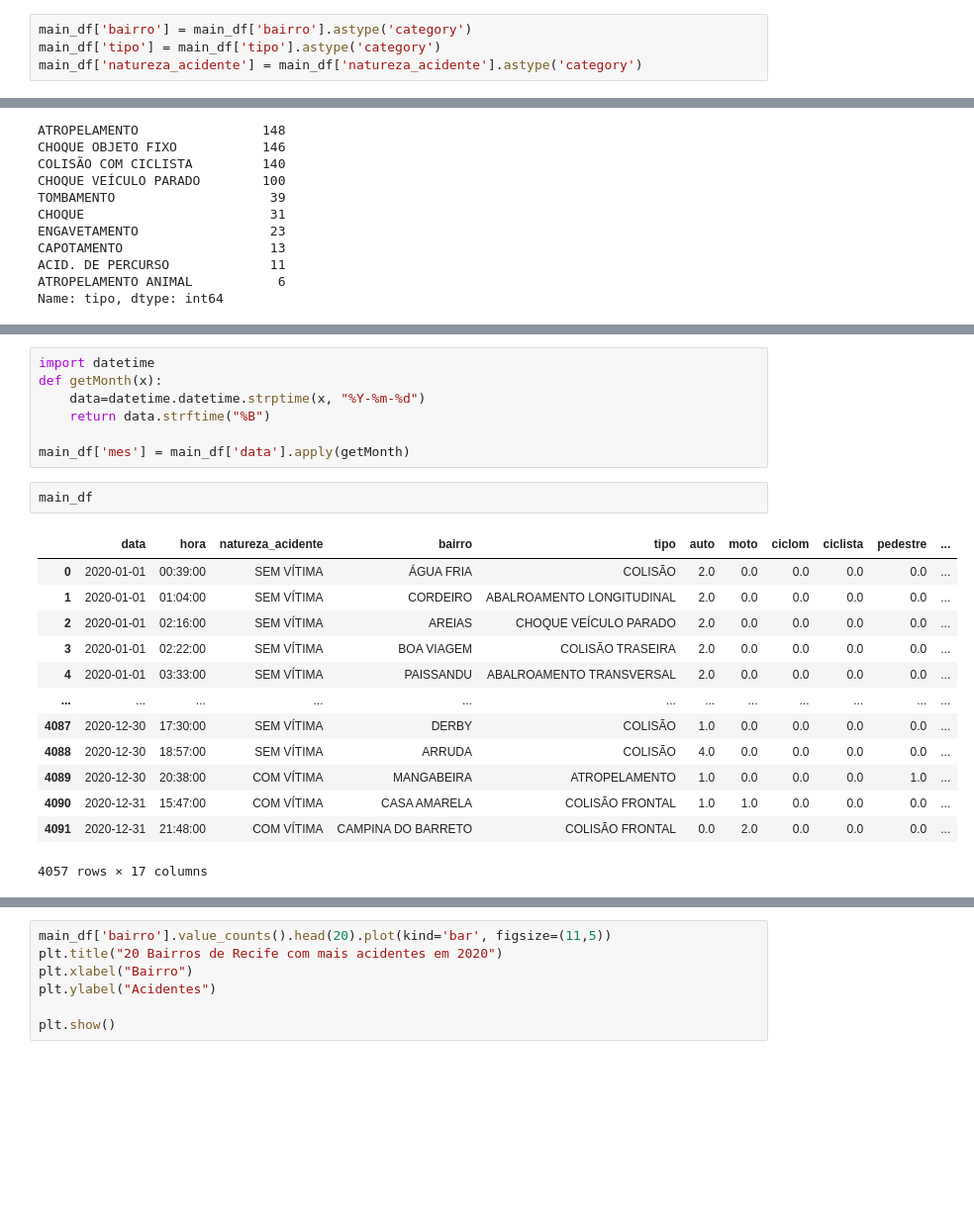
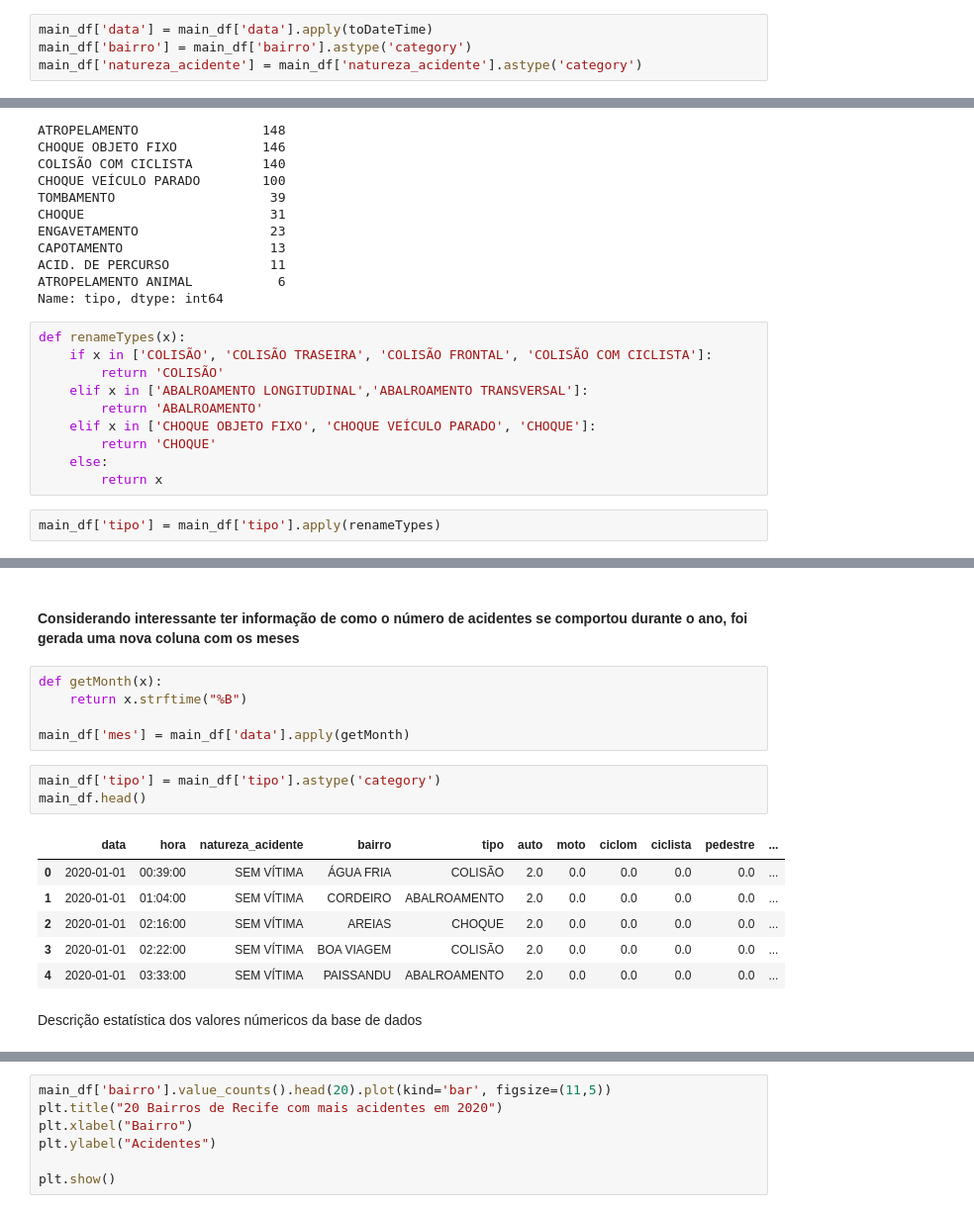
Before and after one commit to eduardoluiz7/IF697---Projeto-Ci-ncia-de-Dados, a Jupyter notebook: Projeto DataScience.ipynb, the cells around one changed output, grey strips where cells are left out. Shown at 99% size. Drawn from its saved outputs; the diff is of its cells as text; blank space fills up the shorter version.

Commit message:
Correção de mais tipos e dados faltantes

```diff
--- a/Projeto DataScience.ipynb
+++ b/Projeto DataScience.ipynb
@@ -262,6 +316,6 @@ dtype: object
 # %%
+main_df['data'] = main_df['data'].apply(toDateTime)
 main_df['bairro'] = main_df['bairro'].astype('category')
-main_df['tipo'] = main_df['tipo'].astype('category')
 main_df['natureza_acidente'] = main_df['natureza_acidente'].astype('category')
 # %%
 main_df['tipo'].value_counts()
@@ -282,3 +336,15 @@ CAPOTAMENTO                   13
 ACID. DE PERCURSO             11
 ATROPELAMENTO ANIMAL           6
 Name: tipo, dtype: int64
+# %%
+def renameTypes(x):
+    if x in ['COLISÃO', 'COLISÃO TRASEIRA', 'COLISÃO FRONTAL', 'COLISÃO COM CICLISTA']:
+        return 'COLISÃO'
+    elif x in ['ABALROAMENTO LONGITUDINAL','ABALROAMENTO TRANSVERSAL']:
+        return 'ABALROAMENTO'
+    elif x in ['CHOQUE OBJETO FIXO', 'CHOQUE VEÍCULO PARADO', 'CHOQUE']:
+        return 'CHOQUE'
+    else:
+        return x
+# %%
+main_df['tipo'] = main_df['tipo'].apply(renameTypes)
@@ -285,26 +364,22 @@ Name: tipo, dtype: int64
+# %% [markdown]
+#### Considerando interessante ter informação de como o número de acidentes se comportou durante o ano, foi gerada uma nova coluna com os meses
 # %%
-import datetime
 def getMonth(x):
-    data=datetime.datetime.strptime(x, "%Y-%m-%d")
-    return data.strftime("%B")
+    return x.strftime("%B")
 
 main_df['mes'] = main_df['data'].apply(getMonth)
 # %%
-main_df
+main_df['tipo'] = main_df['tipo'].astype('category')
+main_df.head()
 # %% [output]
 |  | data | hora | natureza_acidente | bairro | tipo | auto | moto | ciclom | ciclista | pedestre | ... |
 | 0 | 2020-01-01 | 00:39:00 | SEM VÍTIMA | ÁGUA FRIA | COLISÃO | 2.0 | 0.0 | 0.0 | 0.0 | 0.0 | ... |
-| 1 | 2020-01-01 | 01:04:00 | SEM VÍTIMA | CORDEIRO | ABALROAMENTO LONGITUDINAL | 2.0 | 0.0 | 0.0 | 0.0 | 0.0 | ... |
-| 2 | 2020-01-01 | 02:16:00 | SEM VÍTIMA | AREIAS | CHOQUE VEÍCULO PARADO | 2.0 | 0.0 | 0.0 | 0.0 | 0.0 | ... |
-| 3 | 2020-01-01 | 02:22:00 | SEM VÍTIMA | BOA VIAGEM | COLISÃO TRASEIRA | 2.0 | 0.0 | 0.0 | 0.0 | 0.0 | ... |
-| 4 | 2020-01-01 | 03:33:00 | SEM VÍTIMA | PAISSANDU | ABALROAMENTO TRANSVERSAL | 2.0 | 0.0 | 0.0 | 0.0 | 0.0 | ... |
-| ... | ... | ... | ... | ... | ... | ... | ... | ... | ... | ... | ... |
-| 4087 | 2020-12-30 | 17:30:00 | SEM VÍTIMA | DERBY | COLISÃO | 1.0 | 0.0 | 0.0 | 0.0 | 0.0 | ... |
-| 4088 | 2020-12-30 | 18:57:00 | SEM VÍTIMA | ARRUDA | COLISÃO | 4.0 | 0.0 | 0.0 | 0.0 | 0.0 | ... |
-| 4089 | 2020-12-30 | 20:38:00 | COM VÍTIMA | MANGABEIRA | ATROPELAMENTO | 1.0 | 0.0 | 0.0 | 0.0 | 1.0 | ... |
-| 4090 | 2020-12-31 | 15:47:00 | COM VÍTIMA | CASA AMARELA | COLISÃO FRONTAL | 1.0 | 1.0 | 0.0 | 0.0 | 0.0 | ... |
-| 4091 | 2020-12-31 | 21:48:00 | COM VÍTIMA | CAMPINA DO BARRETO | COLISÃO FRONTAL | 0.0 | 2.0 | 0.0 | 0.0 | 0.0 | ... |
+| 1 | 2020-01-01 | 01:04:00 | SEM VÍTIMA | CORDEIRO | ABALROAMENTO | 2.0 | 0.0 | 0.0 | 0.0 | 0.0 | ... |
+| 2 | 2020-01-01 | 02:16:00 | SEM VÍTIMA | AREIAS | CHOQUE | 2.0 | 0.0 | 0.0 | 0.0 | 0.0 | ... |
+| 3 | 2020-01-01 | 02:22:00 | SEM VÍTIMA | BOA VIAGEM | COLISÃO | 2.0 | 0.0 | 0.0 | 0.0 | 0.0 | ... |
+| 4 | 2020-01-01 | 03:33:00 | SEM VÍTIMA | PAISSANDU | ABALROAMENTO | 2.0 | 0.0 | 0.0 | 0.0 | 0.0 | ... |
-4057 rows × 17 columns
+# %% [markdown]
+Descrição estatística dos valores númericos da base de dados
 # %%
 main_df.describe().T
 # %% [output]
```
Also changed, not shown: parts of 71 cells of this notebook.
